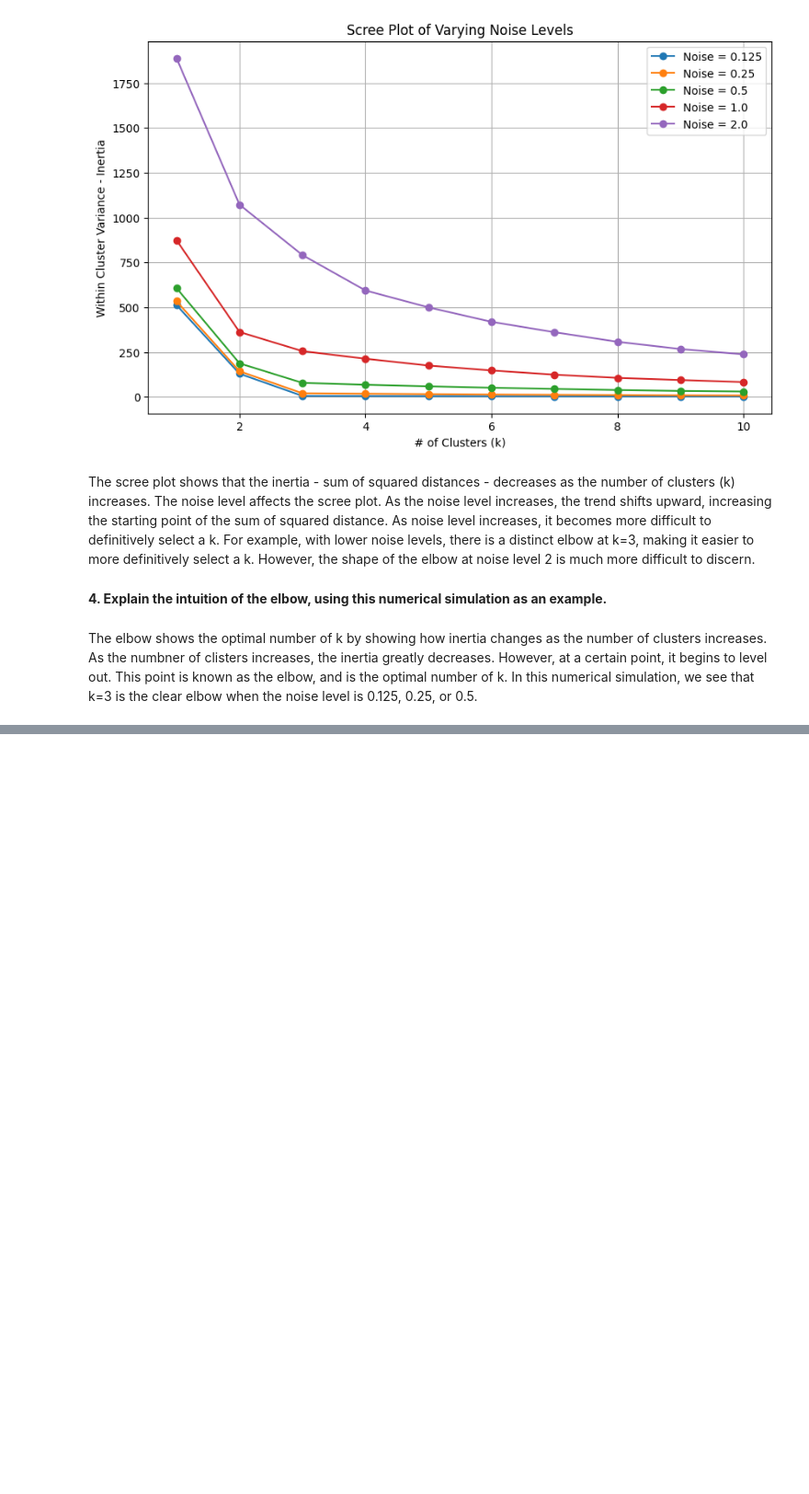
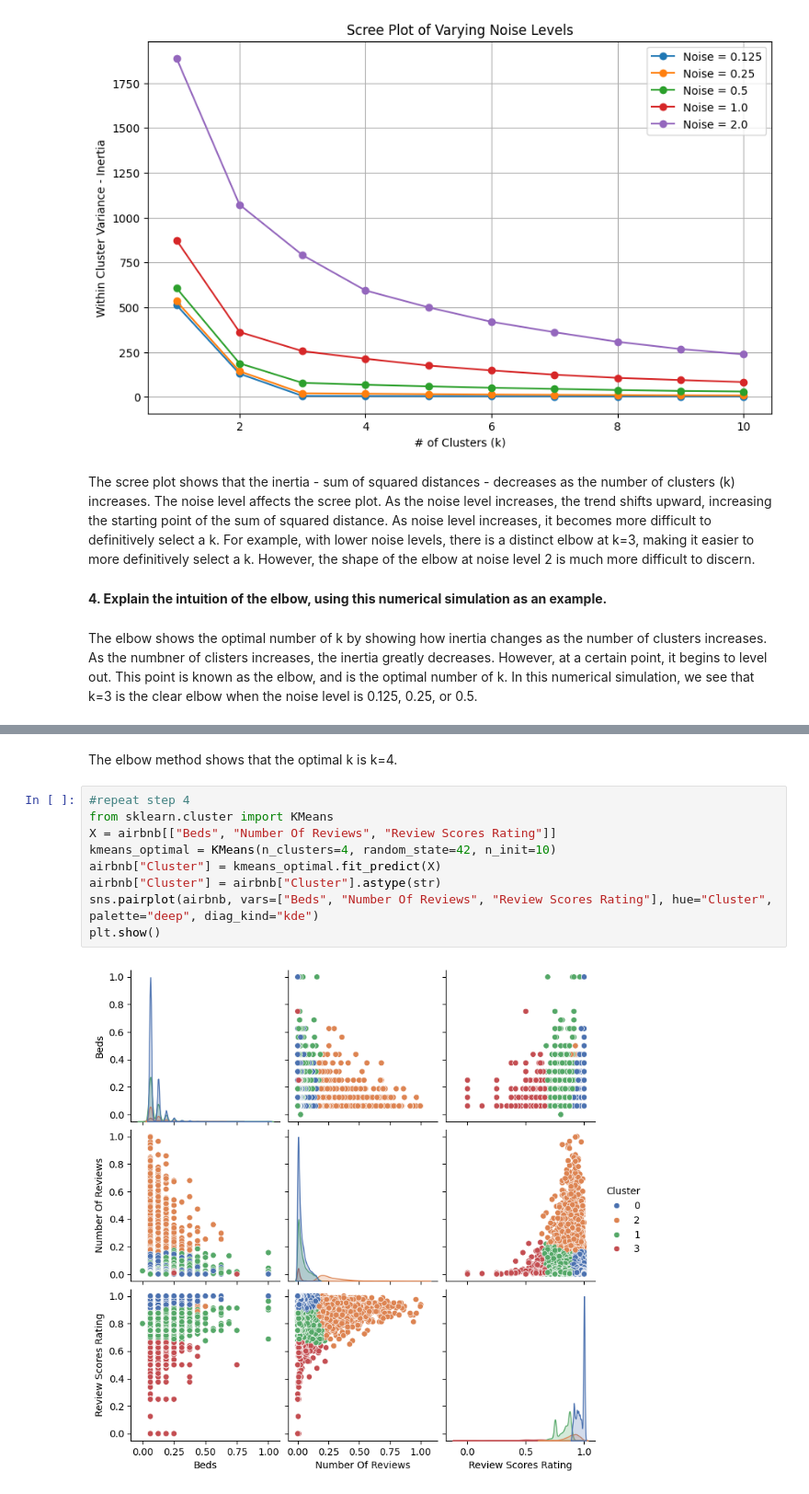
Before and after one commit to norawik/clustering, a Jupyter notebook: assignment/assignment_clustering.ipynb, the cells around one changed output, grey strips where cells are left out. Shown: that part at 92% size. Cells and saved outputs as stored; diff of their text form; blank space fills up the shorter version.

```diff
--- a/assignment/assignment_clustering.ipynb
+++ b/assignment/assignment_clustering.ipynb
@@ -157,0 +247,13 @@ OK, those are the data: Labels attached to handwritten digits encoded as a matri
+# %% [markdown]
+The elbow method shows that the optimal k is k=4.
+# %%
+#repeat step 4
+from sklearn.cluster import KMeans
+X = airbnb[["Beds", "Number Of Reviews", "Review Scores Rating"]]
+kmeans_optimal = KMeans(n_clusters=4, random_state=42, n_init=10)
+airbnb["Cluster"] = kmeans_optimal.fit_predict(X)
+airbnb["Cluster"] = airbnb["Cluster"].astype(str)
+sns.pairplot(airbnb, vars=["Beds", "Number Of Reviews", "Review Scores Rating"], hue="Cluster", palette="deep", diag_kind="kde")
+plt.show()
+# %% [output]
+[figure, added]
```
Also changed, not shown: parts of 21 cells of this notebook.
